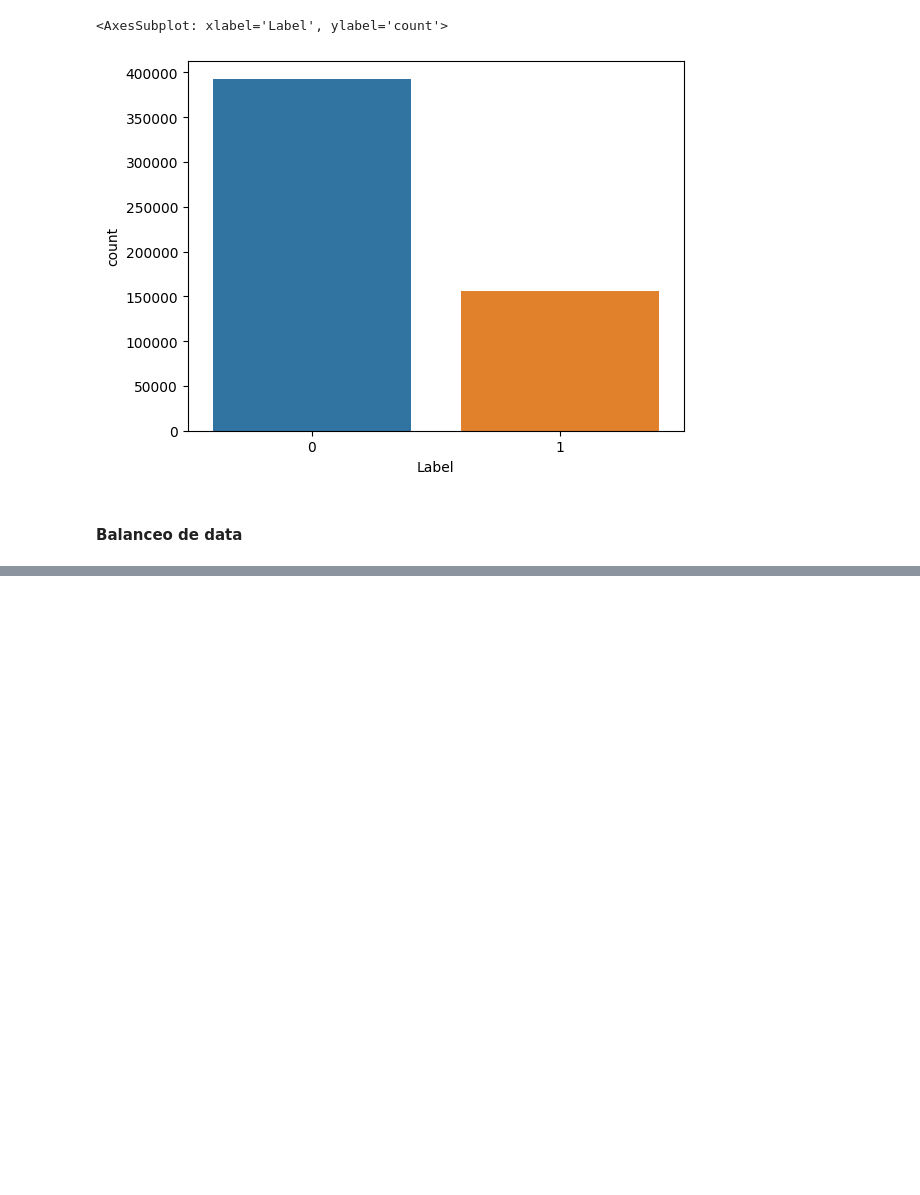
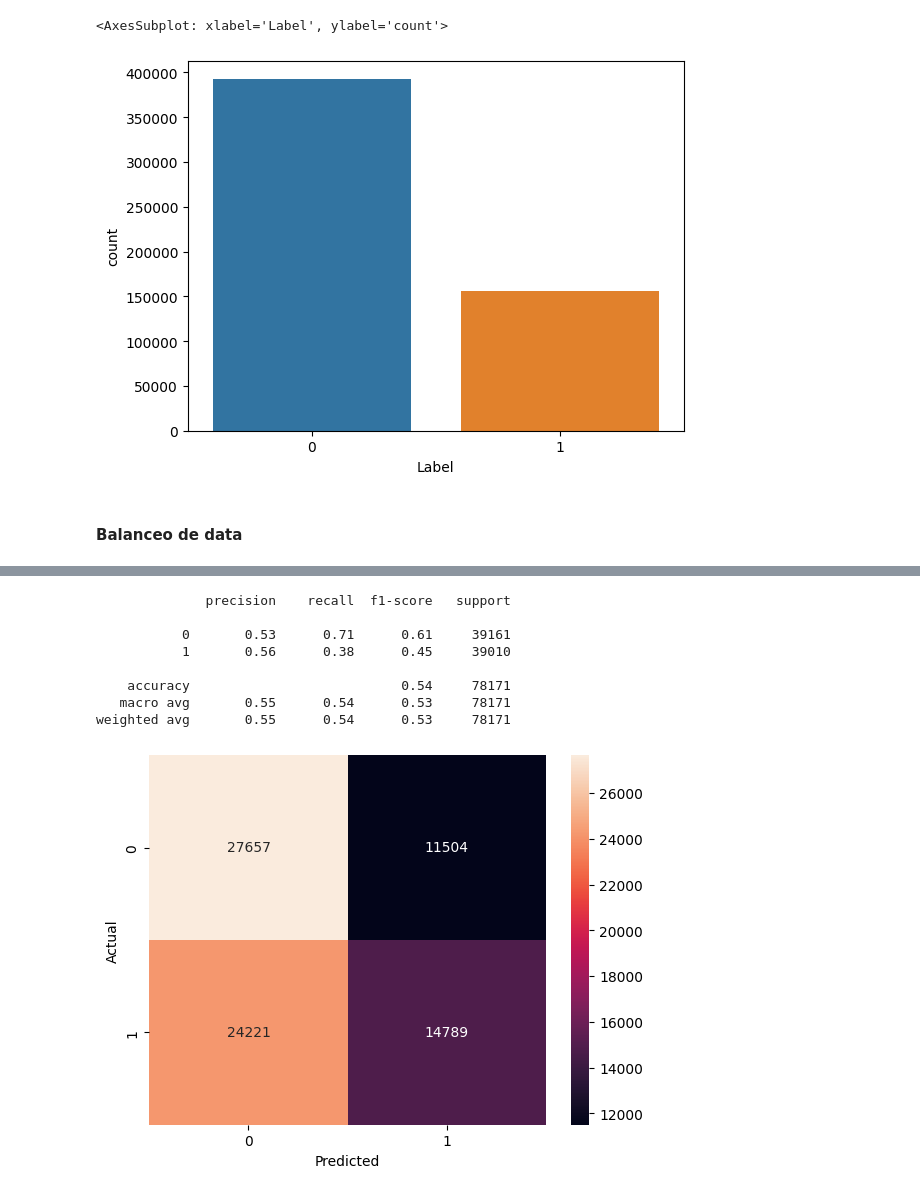
Before and after one commit to andresdlRoca/Guardian_Virtual, a Jupyter notebook: scripts/dev/url_detection.ipynb, the cells around one changed output, grey strips where cells are left out. Saved outputs shown, nothing was run; the diff lists cells and outputs as text; code cells hidden in the pictures; blank space fills up the shorter version.

```diff
--- a/scripts/dev/url_detection.ipynb
+++ b/scripts/dev/url_detection.ipynb
@@ -432,0 +513,26 @@ data = pd.read_csv('datasets/URLs/phishing_site_urls_clean.csv')
+# %%
+# Multinomial Naive Bayes
+model_NB = MultinomialNB()
+
+model_NB.fit(X_train, y_train)
+
+predictions = model_NB.predict(X_test)
+
+# Graph confusion matrix
+cm = confusion_matrix(y_test, predictions)
+
+sns.heatmap(cm, annot=True, fmt='g')
+plt.xlabel('Predicted')
+plt.ylabel('Actual')
+
+print(classification_report(y_test, predictions))
+# %% [output]
+              precision    recall  f1-score   support
+
+           0       0.53      0.71      0.61     39161
+           1       0.56      0.38      0.45     39010
+
+    accuracy                           0.54     78171
+   macro avg       0.55      0.54      0.53     78171
+weighted avg       0.55      0.54      0.53     78171
+[figure, added]
```
Also changed, not shown: parts of 14 cells of this notebook.
